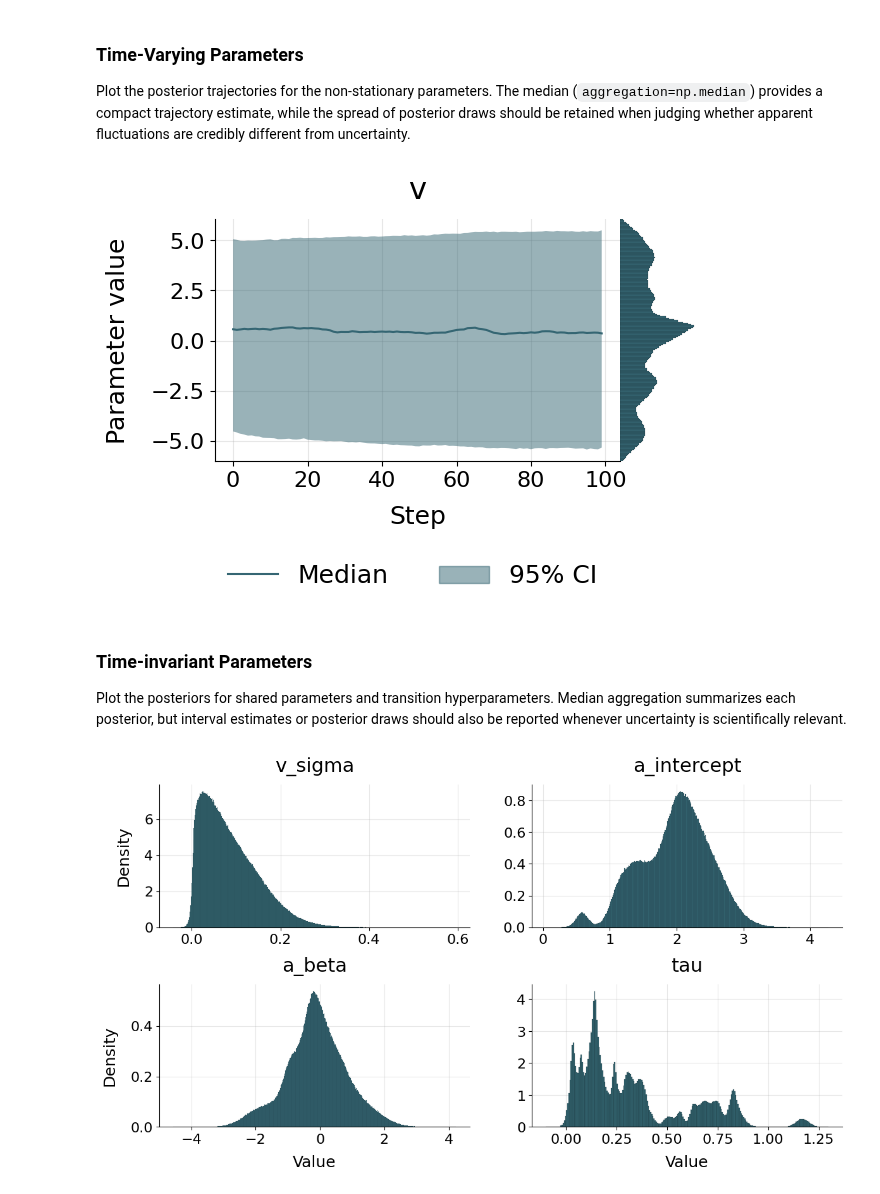
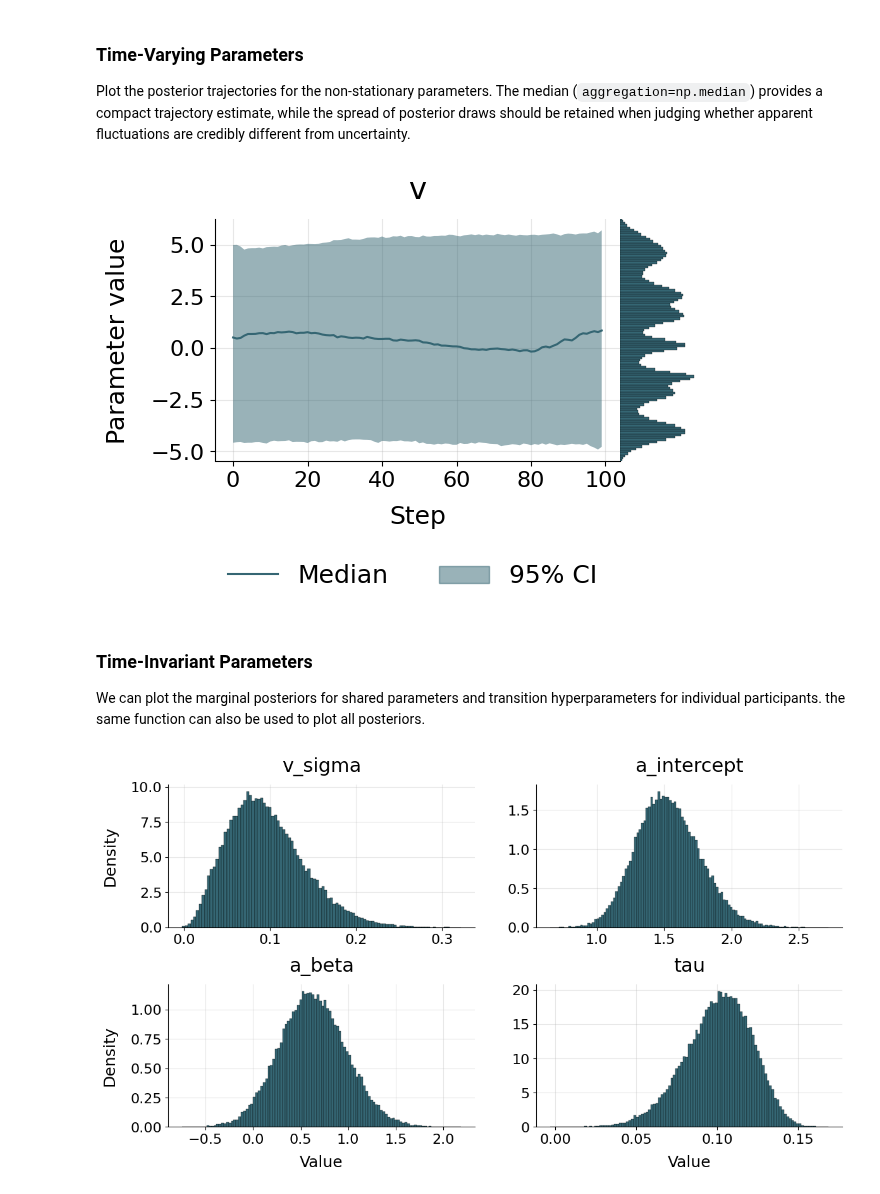
Before and after one commit to LuSchumacher/superstats, a Jupyter notebook: examples/minimal_workflow_demo.ipynb, the cells around one changed output. Saved outputs shown, nothing was run; the diff lists cells and outputs as text; code cells hidden in the pictures.

```diff
--- a/examples/minimal_workflow_demo.ipynb
+++ b/examples/minimal_workflow_demo.ipynb
@@ -272,7 +272,7 @@ The empirical sequence length, coding of choices, missing-value handling, and pr
 # %%
-num_subject = 50
+num_subjects = 12
 
-data = model.sample(batch_size=num_subject, num_steps=NUM_STEPS)
+data = model.sample(batch_size=num_subjects, num_steps=NUM_STEPS)
 
 samples = workflow.sample(data=data, num_samples=500, batch_size=4)
 # %% [markdown]
@@ -299,15 +294,16 @@ Plot the posterior trajectories for the non-stationary parameters. The median (`
 # %%
 fig = workflow.plot_time_varying_posterior(estimates=samples, aggregation=np.median)
 # %% [output]
-[figure, old version]
+[figure, new version]
 # %% [markdown]
-### Time-invariant Parameters
+### Time-Invariant Parameters
 
-Plot the posteriors for shared parameters and transition hyperparameters. Median aggregation summarizes each posterior, but interval estimates or posterior draws should also be reported whenever uncertainty is scientifically relevant.
+We can plot the marginal posteriors for shared parameters and transition hyperparameters for individual participants. the same function can also be used to plot all posteriors.
 # %%
 fig = workflow.plot_time_invariant_posterior(
     estimates=samples,
-    aggregation=np.median
+    aggregation=np.median,
+    data_idx=0
 )
 # %% [output]
-[figure, old version]
+[figure, new version]
```
Also changed, not shown: parts of 4 cells of this notebook.
